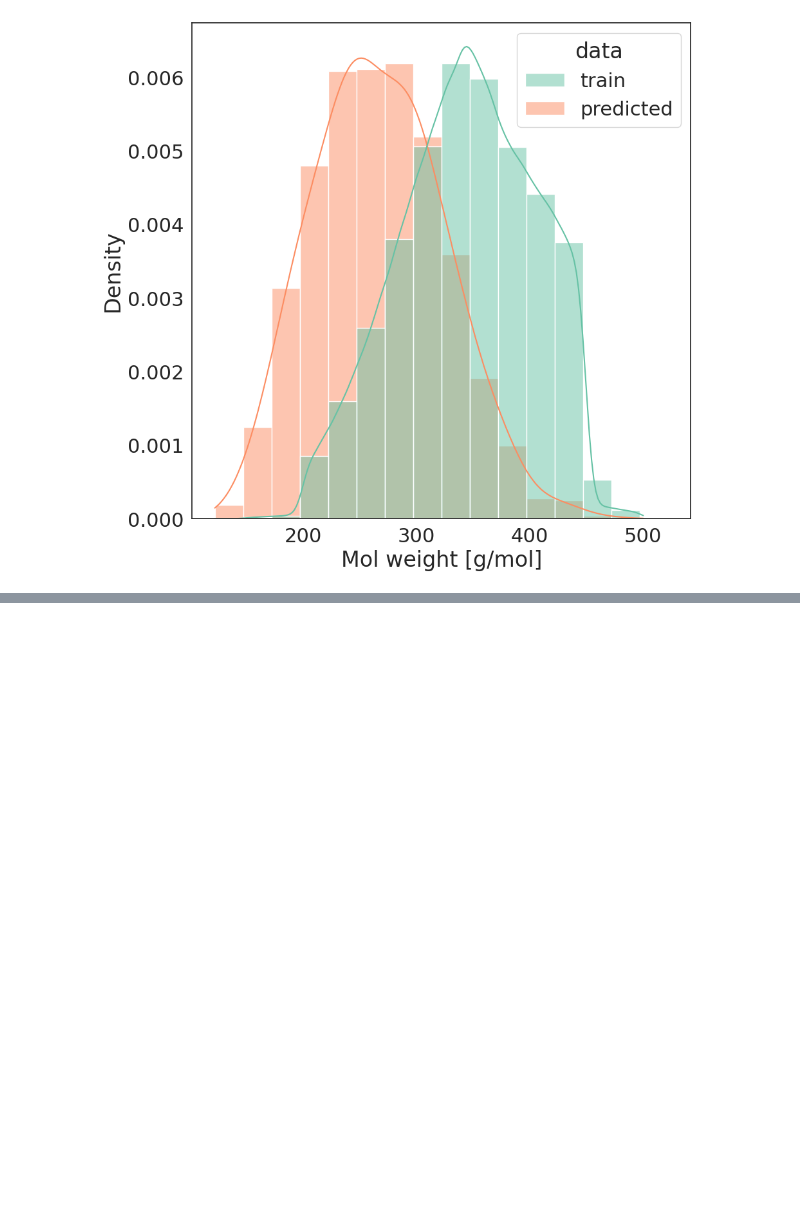
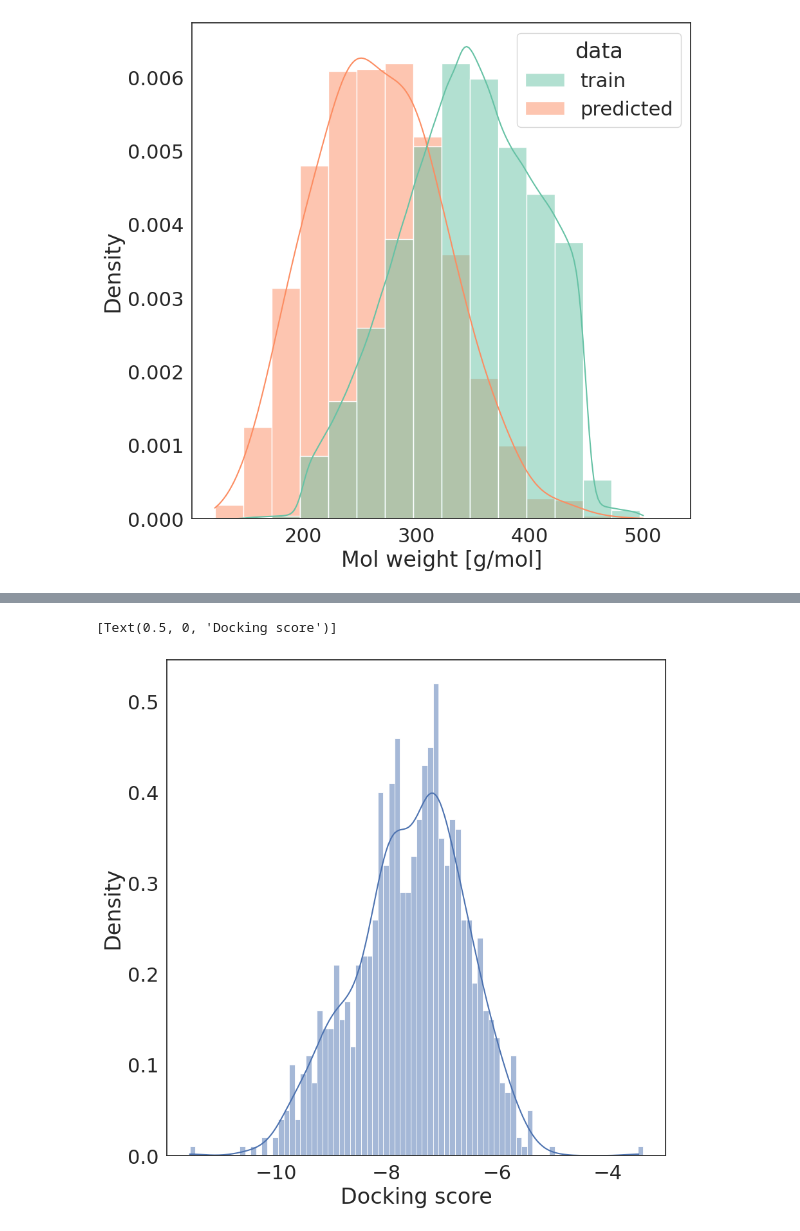
Before and after one commit to asiomchen/mldd23_project1, a Jupyter notebook: data_analysis.ipynb, the cells around one changed output, grey strips where cells are left out. Saved outputs shown, nothing was run; the diff lists cells and outputs as text; code cells hidden in the pictures; blank space fills up the shorter version.

```diff
--- a/data_analysis.ipynb
+++ b/data_analysis.ipynb
@@ -93,0 +106,7 @@ plt.savefig(f"plots/train_vs_{fp_type}_mol_wt.svg", format='svg')
+# %%
+sns.set(font_scale=2, style='white', rc={'figure.figsize':(10, 10)})
+fig = sns.histplot(df, x='score', binwidth=0.1, stat='density', common_norm=False, kde=True, palette='Set2')
+fig.set(xlabel='Docking score')
+# %% [output]
+[Text(0.5, 0, 'Docking score')]
+[figure, added]
```
Also changed, not shown: parts of 2 cells of this notebook, 15 other files.
